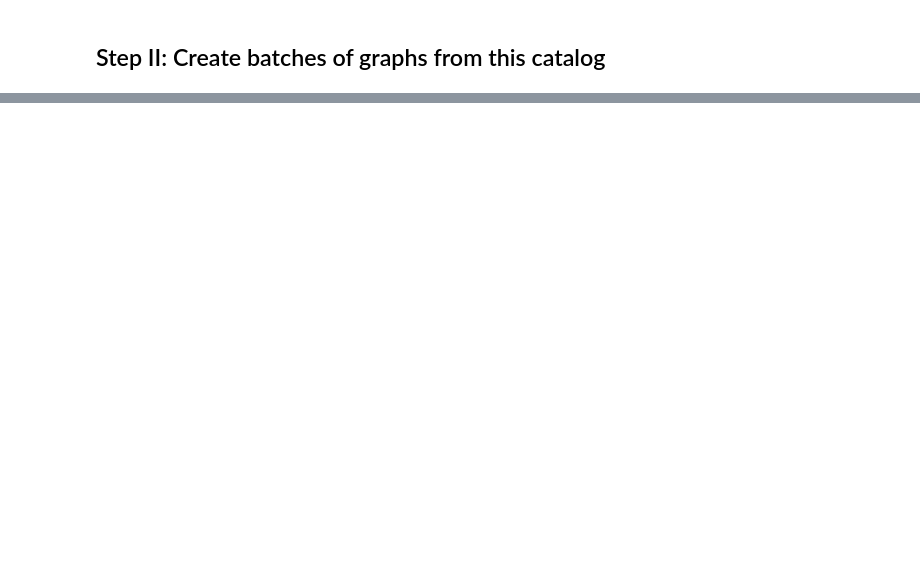
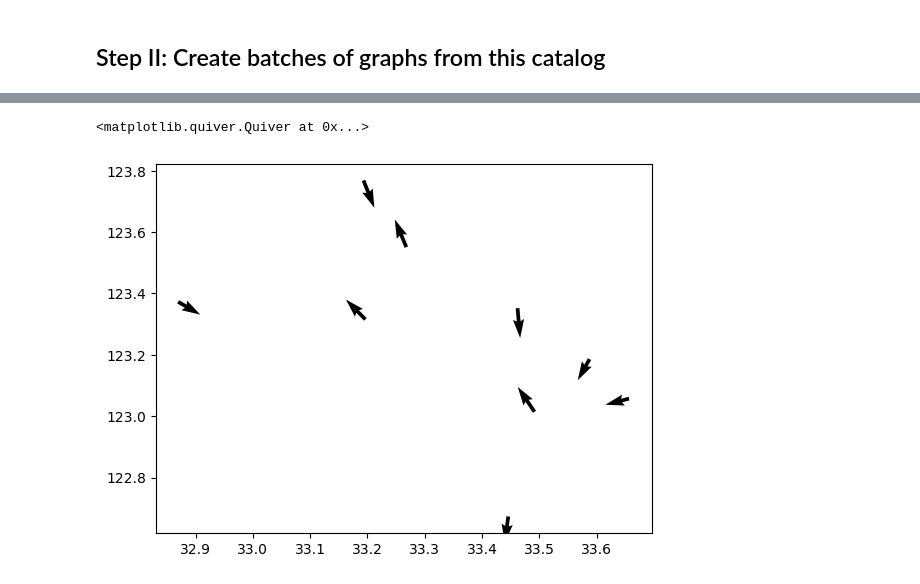
Before and after one commit to McWilliamsCenter/DeepGalaxyHaloConnection, a Jupyter notebook: notebooks/TrivialAlignments.ipynb, the cells around one changed output, grey strips where cells are left out. Drawn from its saved outputs; the diff is of its cells as text; code cells hidden in the pictures; blank space fills up the shorter version.

```diff
--- a/notebooks/TrivialAlignments.ipynb
+++ b/notebooks/TrivialAlignments.ipynb
@@ -111,3 +112,15 @@ Done
+# %%
+batch_init = batch_fn(jax.random.PRNGKey(18))
+batch_init = jax.tree_map(lambda x:x[0], batch_init)
+# %%
+m = batch_init.nodes['pos'][:,0]>0
+quiver(batch_init.nodes['pos'][:,0][m],
+       batch_init.nodes['pos'][:,1][m],
+       batch_init.nodes['vectors'][:,1,0][m],
+       batch_init.nodes['vectors'][:,1,1][m])
+# %% [output]
+<matplotlib.quiver.Quiver at 0x...>
+[figure, added]
 # %%
 def EGCL(graph):
     """ Equivariant Graph Layer expects nodes with x, and h
```
Also changed, not shown: parts of 23 cells of this notebook, 1 other file.
